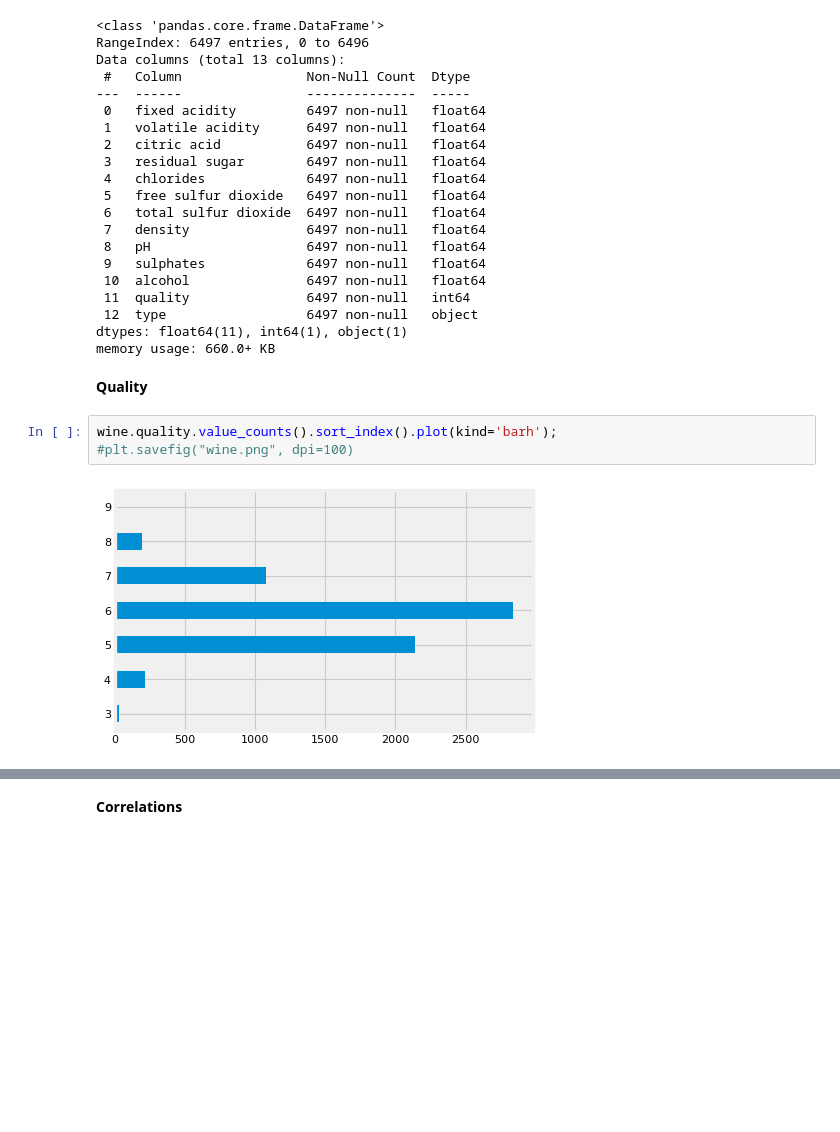
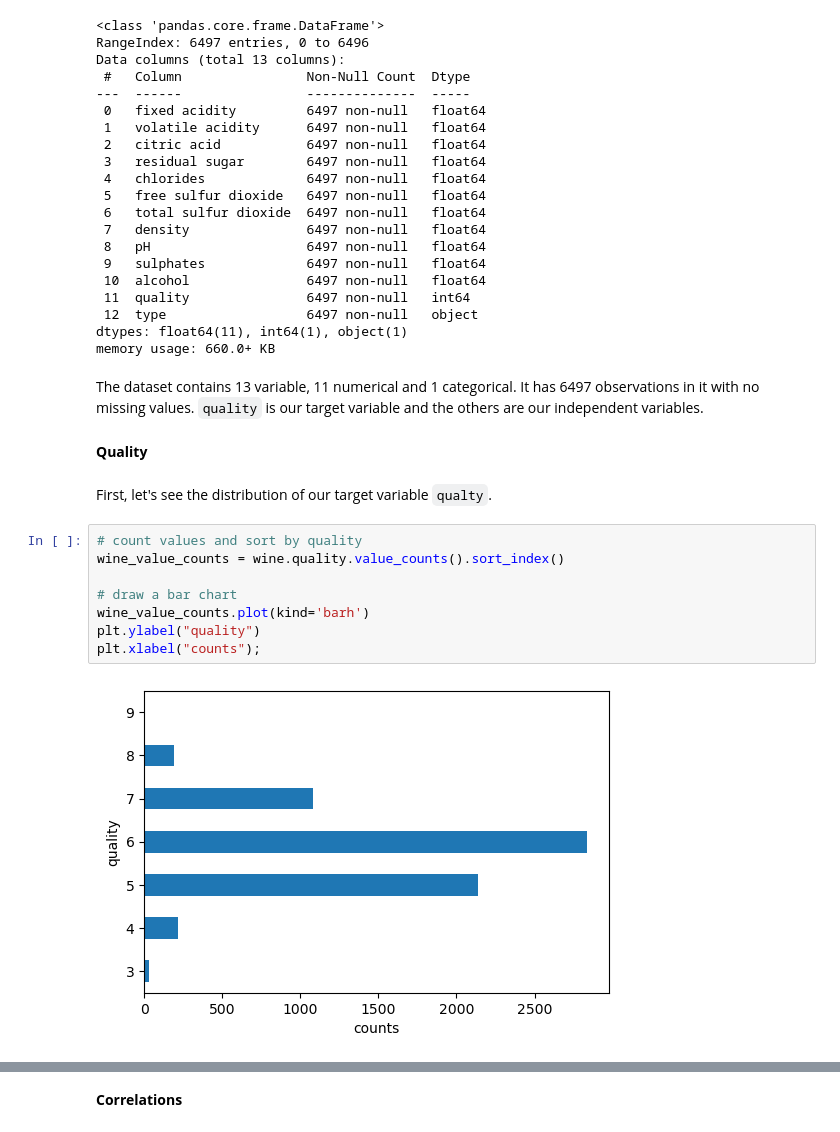
Before and after one commit to peiyiHung/mywebsite, a Jupyter notebook: _notebooks/2020-12-20-Wine types and quality.ipynb, the cells around one changed output, grey strips where cells are left out. Cells and saved outputs as stored; diff of their text form; blank space fills up the shorter version.

```diff
--- a/_notebooks/2020-12-20-Wine types and quality.ipynb
+++ b/_notebooks/2020-12-20-Wine types and quality.ipynb
@@ -108,10 +104,19 @@ Data columns (total 13 columns):
  12  type                  6497 non-null   object
 dtypes: float64(11), int64(1), object(1)
 memory usage: 660.0+ KB
+# %% [markdown]
+The dataset contains 13 variable, 11 numerical and 1 categorical. It has 6497 observations in it with no missing values. `quality` is our target variable and the others are our independent variables.
 # %% [markdown]
 **Quality**
-# %%
-wine.quality.value_counts().sort_index().plot(kind='barh');
-#plt.savefig("wine.png", dpi=100)
-# %% [output]
-[figure, removed]
+# %% [markdown]
+First, let's see the distribution of our target variable `qualty`.
+# %%
+# count values and sort by quality
+wine_value_counts = wine.quality.value_counts().sort_index()
+
+# draw a bar chart
+wine_value_counts.plot(kind='barh')
+plt.ylabel("quality")
+plt.xlabel("counts");
+# %% [output]
+[figure, added]
```
Also changed, not shown: parts of 43 cells of this notebook.
